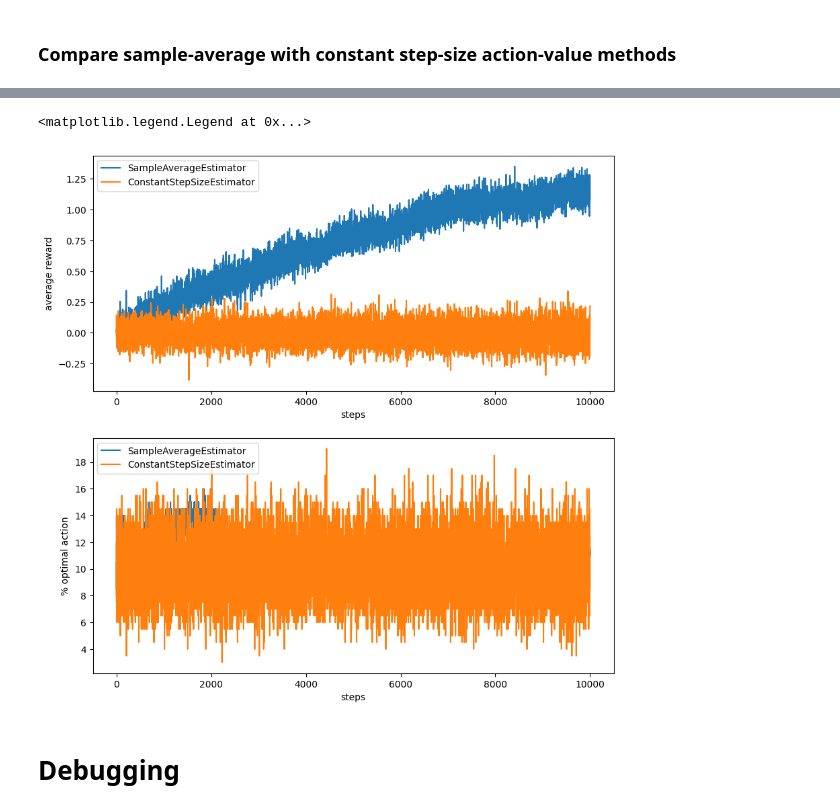
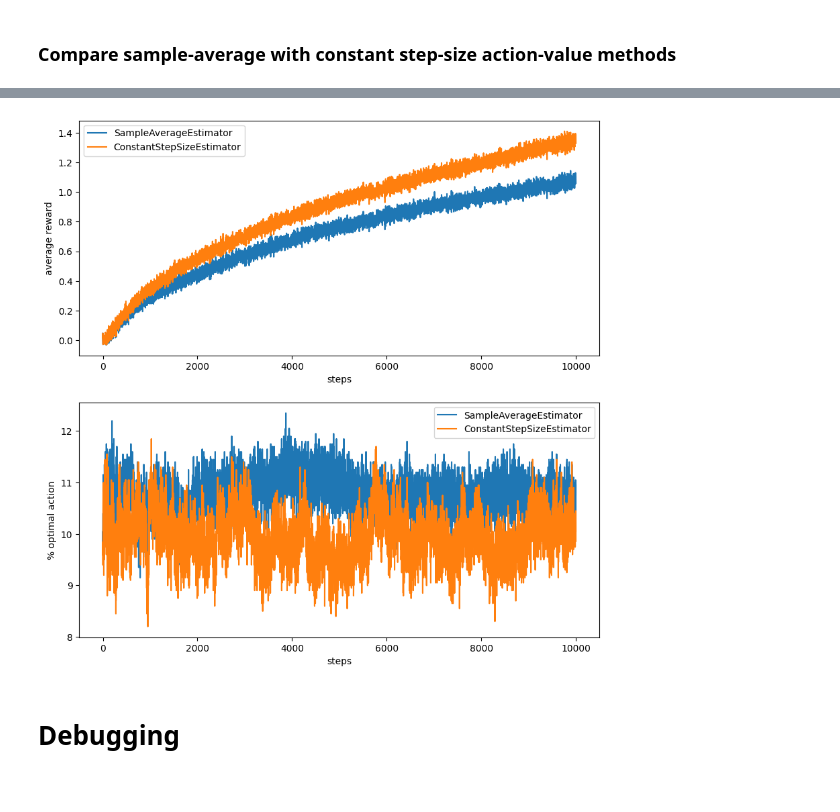
Before and after one commit to alex-ortan/RL_sutton_barto, a Jupyter notebook: ch2/k-armed_bandit_simulation.ipynb, the cells around one changed output, grey strips where cells are left out. Saved outputs shown, nothing was run; the diff lists cells and outputs as text; code cells hidden in the pictures.

```diff
--- a/ch2/k-armed_bandit_simulation.ipynb
+++ b/ch2/k-armed_bandit_simulation.ipynb
@@ -98,19 +85,19 @@ R = 2000                       # number of runs to play in the simulation
 # %%
 # Visualize an example
-bandit = Bandit(k, q_true_mean, q_true_var, drift_var=drift_var)
+bandit = Bandit(k, q_true_mean=q_true_mean, q_true_var=q_true_var, drift_var=drift_var)
 q_true_values = np.zeros((k, T))
 
-rewards_start = [bandit.sample(a, R) for a in range(0,k)]
+rewards_start = [bandit.sample(a, R) for a in range(0, k)]
 print(f"Initial optimal reward:\t {round(bandit._q_true.max().item(), 5)}")
 
 # Take a number of time steps, at each of which the q_true valus take independent random walks
 for i in range(T):
-    q_true_values[:,i] = bandit._q_true
+    q_true_values[:, i] = bandit._q_true
     bandit.reward(0)
-rewards_end = [bandit.sample(a, R) for a in range(0,k)]
+rewards_end = [bandit.sample(a, R) for a in range(0, k)]
 print(f"Final optimal reward:\t {round(bandit._q_true.max().item(), 5)}")
 
-plt.violinplot(rewards_start);
+plt.violinplot(rewards_start)
 plt.violinplot(rewards_end);
 # %% [output]
 Initial optimal reward:  0.0
@@ -126,24 +113,26 @@ plt.plot(q_true_values.T);
 %%time
 
 # Bandit parameters
-k = 10                         # number of arms in the bandit
+k = 10  # number of arms in the bandit
 q_true_mean = 0.0
 q_true_var = 0.0
 drift_var = 0.01
 
 # Agent parameters
-epsilon = 0.01
+epsilon = 0.1
 estimators = [SampleAverageEstimator, ConstantStepSizeEstimator]
 
 # Simulation parameters
-T = 10000                       # number of timesteps played
-R = 200                         # number of runs to play in the simulation
+T = 10000  # number of timesteps played
+R = 2000  # number of runs to play in the simulation
 
 average_rewards = np.empty((len(estimators), T))
 percent_optimal_actions = np.empty((len(estimators), T))
 
 for i, estimator in enumerate(estimators):
-    average_rewards[i], percent_optimal_actions[i] = run_simulation(R, epsilon, T, k, estimator, q_true_mean = q_true_mean, q_true_var = q_true_var, drift_var = drift_var)
+    average_rewards[i], percent_optimal_actions[i] = run_experiment_parallel(
+        R, epsilon, T, k, estimator, q_true_mean=q_true_mean, q_true_var=q_true_var, drift_var=drift_var
+    )
 
 
 print("Average reward for sample average: ", np.mean(average_rewards[0]))
@@ -155,16 +144,16 @@ plt.figure(figsize=(10, 10))
 plt.subplot(2, 1, 1)
 for i, estimator in enumerate(estimators):
     plt.plot(average_rewards[i], label=estimator.__name__)
-plt.xlabel('steps')
-plt.ylabel('average reward')
+plt.xlabel("steps")
+plt.ylabel("average reward")
 plt.legend()
 
 plt.subplot(2, 1, 2)
 for i, estimator in enumerate(estimators):
     plt.plot(percent_optimal_actions[i], label=estimator.__name__)
-plt.xlabel('steps')
-plt.ylabel('% optimal action')
+plt.xlabel("steps")
+plt.ylabel("% optimal action")
 plt.legend()
 
-# plt.savefig('../images/figure_2_2_ns.png')
+plt.savefig('../images/figure_2_2_ns.png')
 # %% [output]
@@ -175,4 +164,3 @@ Wall time: 1min 5s
-<matplotlib.legend.Legend at 0x...>
-[figure, old version]
+[figure, new version]
 # %% [markdown]
 # Debugging
```
Also changed, not shown: parts of 9 cells of this notebook, 4 other files.
